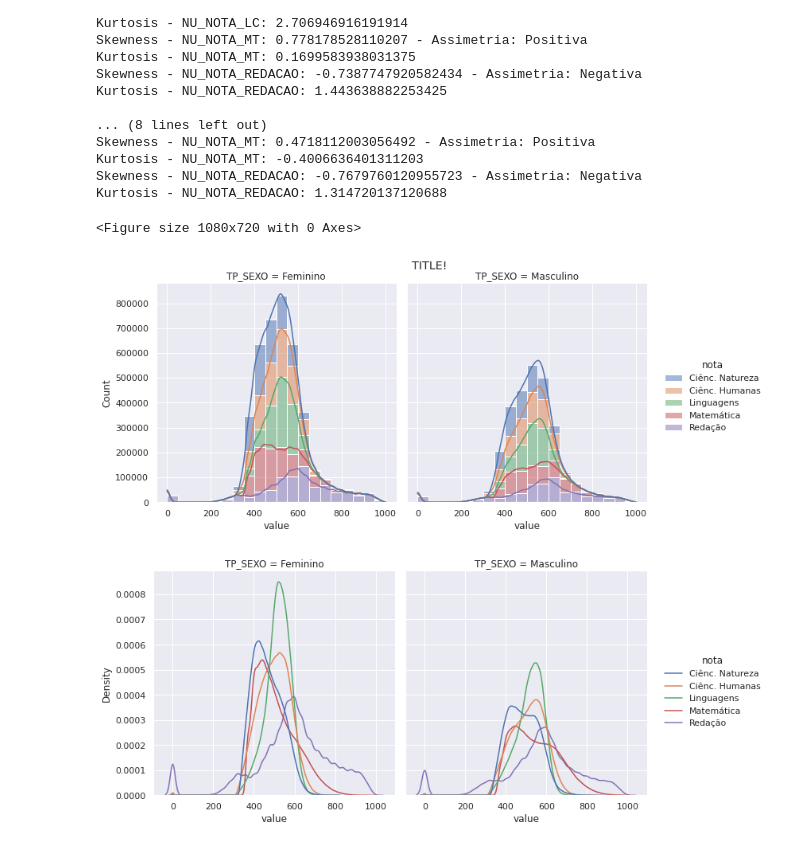
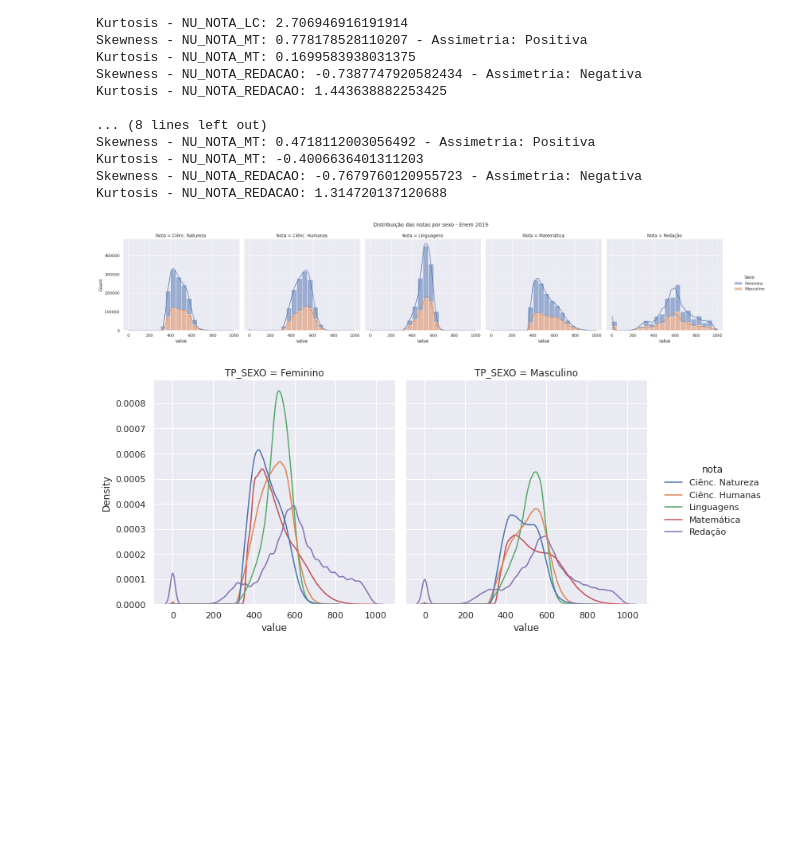
Before and after one commit to JV-Nunes/Relatorio-Conectividade, a Jupyter notebook: Analise/EDA/Enem.ipynb, the cells around one changed output. Saved outputs shown, nothing was run; the diff lists cells and outputs as text; code cells hidden in the pictures; blank space fills up the shorter version.

```diff
--- a/Analise/EDA/Enem.ipynb
+++ b/Analise/EDA/Enem.ipynb
@@ -83,0 +85,7 @@ enem19.head()
+# %%
+# Plotando a distibuição das notas
+fig = plt.figure(figsize=(15,10))
+sns.set_theme(style='whitegrid')
+sns.displot(x='NOTA', data=disp_notas, hue='NU_NOTA', multiple='stack', bins=30, kde=True);
+plt.title('Distribuição das notas por prova - Enem 2019')
+plt.tight_layout()
@@ -137,27 +215,22 @@ Kurtosis - NU_NOTA_MT: -0.4006636401311203
 Skewness - NU_NOTA_REDACAO: -0.7679760120955723 - Assimetria: Negativa
 Kurtosis - NU_NOTA_REDACAO: 1.314720137120688
 # %%
-fig = plt.figure(figsize=(15,10))
 sns.set_theme(style='darkgrid')
-
 ax = sns.displot(
     dist_notas,
     x='value',
-    hue='Nota',
-    col='Sexo',
+    hue='Sexo',
+    col='Nota',
     multiple="stack",
     kde=True,
-    bins=20,)
-ax.fig.subplots_adjust(top=0.9)
+    bins=20,);
+ax.fig.subplots_adjust(top=0.85)
 ax.fig.suptitle('Distribuição das notas por sexo - Enem 2019')
-#fig.suptitle('Distribuição das notas por sexo - Enem 2019')
 #ax.set_xlabel('Nota')
 #ax.set_ylabel('Frequência')
-#fig.tight_layout(rect=[0, 0.03, 1, 0.95])
 plt.show()
 # %% [output]
-<Figure size 1080x720 with 0 Axes>
-[figure, old version]
+[figure, new version]
 # %%
 
 sns.displot(dist_notas, x='value', hue='Nota', col='Sexo', kind='kde')
```
Also changed, not shown: parts of 19 cells of this notebook, 13 other files.
